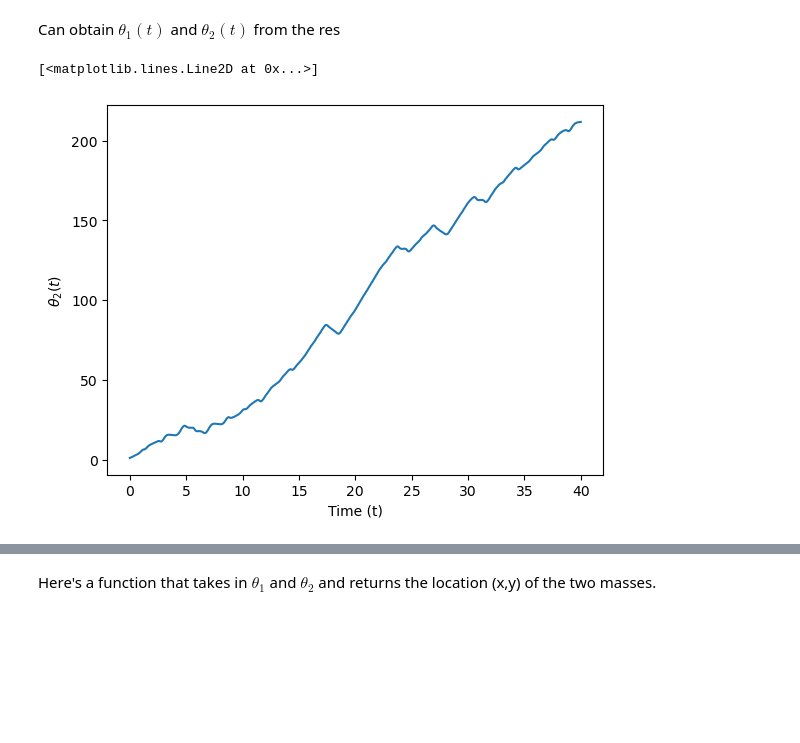
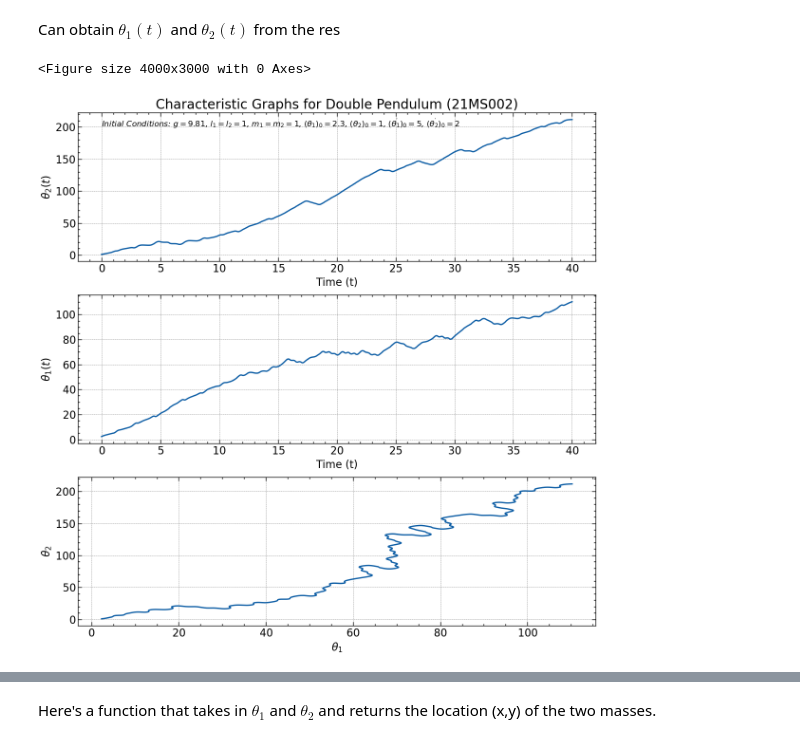
Before and after one commit to sage2003/Python-for-Science, a Jupyter notebook: Double_Pendulum.ipynb, the cells around one changed output, grey strips where cells are left out. Saved outputs shown, nothing was run; the diff lists cells and outputs as text; code cells hidden in the pictures; blank space fills up the shorter version.

```diff
--- a/Double_Pendulum.ipynb
+++ b/Double_Pendulum.ipynb
@@ -6,6 +6,8 @@ import matplotlib.pyplot as plt
 from matplotlib import animation
 from mpl_toolkits.mplot3d import Axes3D
 from matplotlib.animation import PillowWriter
+import scienceplots
+plt.style.use(['science', 'notebook', 'grid'])
 # %% [markdown]
 ## Let's find the Lagrange's Equations for a Double Pendulum
 
@@ -140,9 +142,29 @@ Can obtain $\theta_1(t)$ and $\theta_2(t)$ from the res
 theta1 = res.T[0]
 theta2 = res.T[2]
 # %%
-plt.xlabel(r"Time (t)")
-plt.ylabel(r"$\theta_2(t)$")
-plt.plot(t, theta2)
+plt.figure(dpi=500)
+fig, axes = plt.subplots(3, 1, figsize = (12,12))
+
+ax = axes[0]
+ax.set_xlabel(r"Time (t)")
+ax.set_ylabel(r"$\theta_2(t)$")
+ax.set_title('Characteristic Graphs for Double Pendulum (21MS002)', size=20)
+ax.text(0, 200, r'Initial Conditions: $g = 9.81$, $l_1 = l_2 = 1$, $m_1 = m_2 = 1$, $(\theta_1)_0 = 2.3$, $(\theta_2)_0 = 1$, $(\dot{\theta_1})_0 = 5$, $(\dot{\theta_2})_0 = 2$', size=12, style='italic')
+ax.plot(t, theta2)
+
+ax1 = axes[1]
+ax1.set_xlabel(r"Time (t)")
+ax1.set_ylabel(r"$\theta_1(t)$")
+ax1.plot(t, theta1)
+
+ax2 = axes[2]
+ax2.set_xlabel(r"$\theta_1$")
+ax2.set_ylabel(r"$\theta_2$")
+ax2.plot(theta1, theta2)
+
+fig.tight_layout()
+
+fig.savefig("Double_Pendulum.pdf", format='pdf')
 # %% [output]
-[<matplotlib.lines.Line2D at 0x...>]
+<Figure size 4000x3000 with 0 Axes>
-[figure, old version]
+[figure, new version]
```
Also changed, not shown: parts of 2 cells of this notebook, 2 other files.
